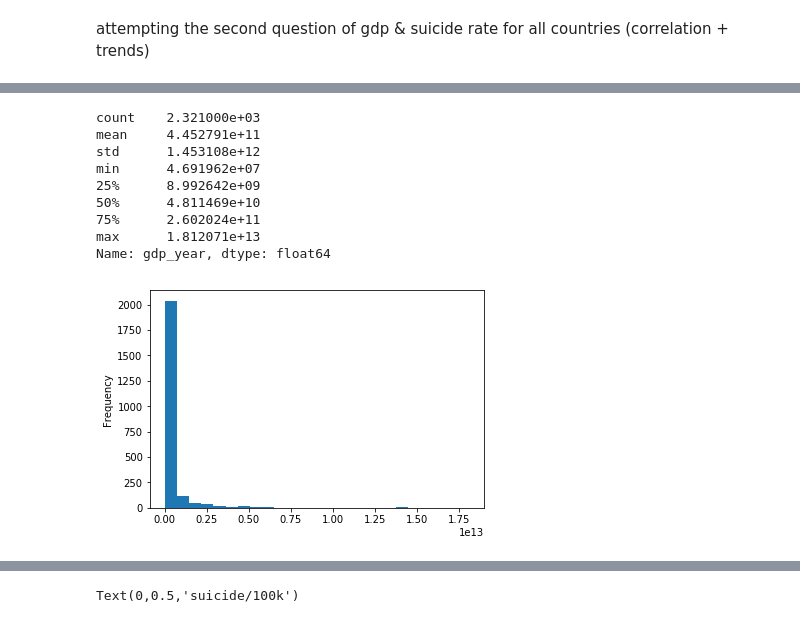
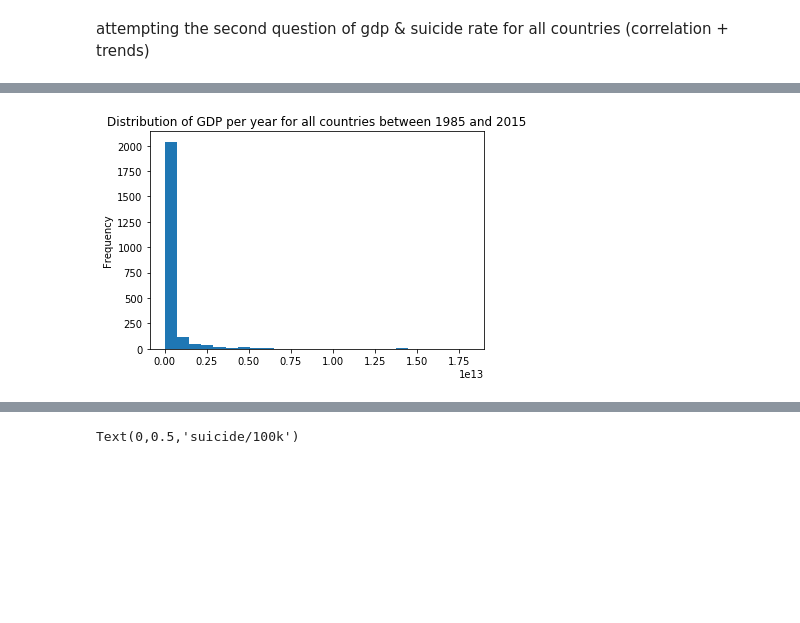
Before and after one commit to mahibhosain/suicide-analysis, a Jupyter notebook: suicide-analysis.ipynb, the cells around one changed output, grey strips where cells are left out. Saved outputs shown, nothing was run; the diff lists cells and outputs as text; code cells hidden in the pictures; blank space fills up the shorter version.

```diff
--- a/suicide-analysis.ipynb
+++ b/suicide-analysis.ipynb
@@ -265,20 +212,9 @@ df2_suicide_reset
 # %%
-#data visualization for second q
+#ANALYSIS START - data visualization for second q
 df2_fin = df2_suicide_reset
 df2_fin['gdp_year'].describe()
+df2_fin['gdp_year'].plot.hist(bins=25)
+plt.title('Distribution of GDP per year for all countries between 1985 and 2015')
+f1 = plt.gcf()
 # %% [output]
-count    2.321000e+03
-mean     4.452791e+11
-std      1.453108e+12
-min      4.691962e+07
-25%      8.992642e+09
-50%      4.811469e+10
-75%      2.602024e+11
-max      1.812071e+13
-Name: gdp_year, dtype: float64
+[figure, added]
-# %%
-df2_fin['gdp_year'].plot.hist(bins=25)
-
-f1 = plt.gcf()
-# %% [output]
-[figure, removed]
```
Also changed, not shown: parts of 42 cells of this notebook.
